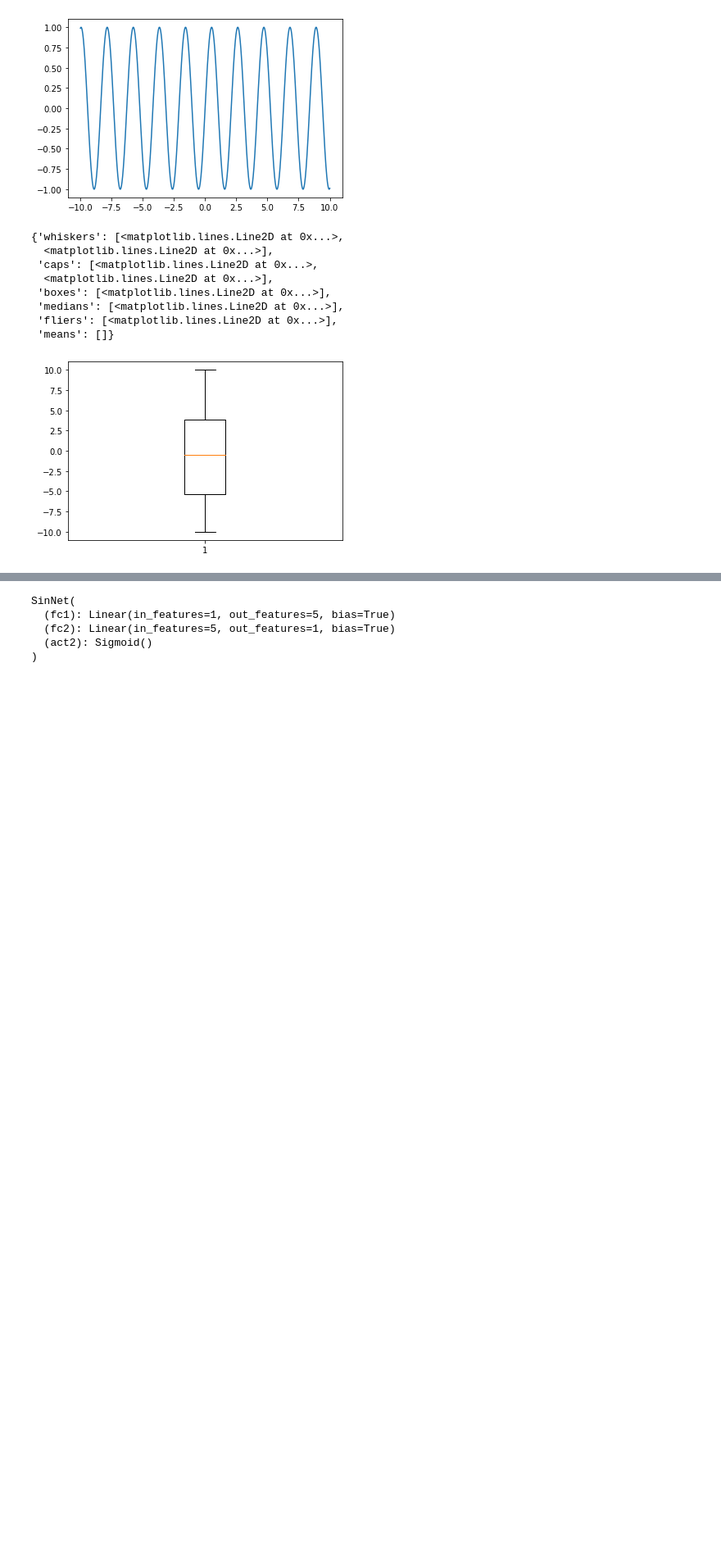
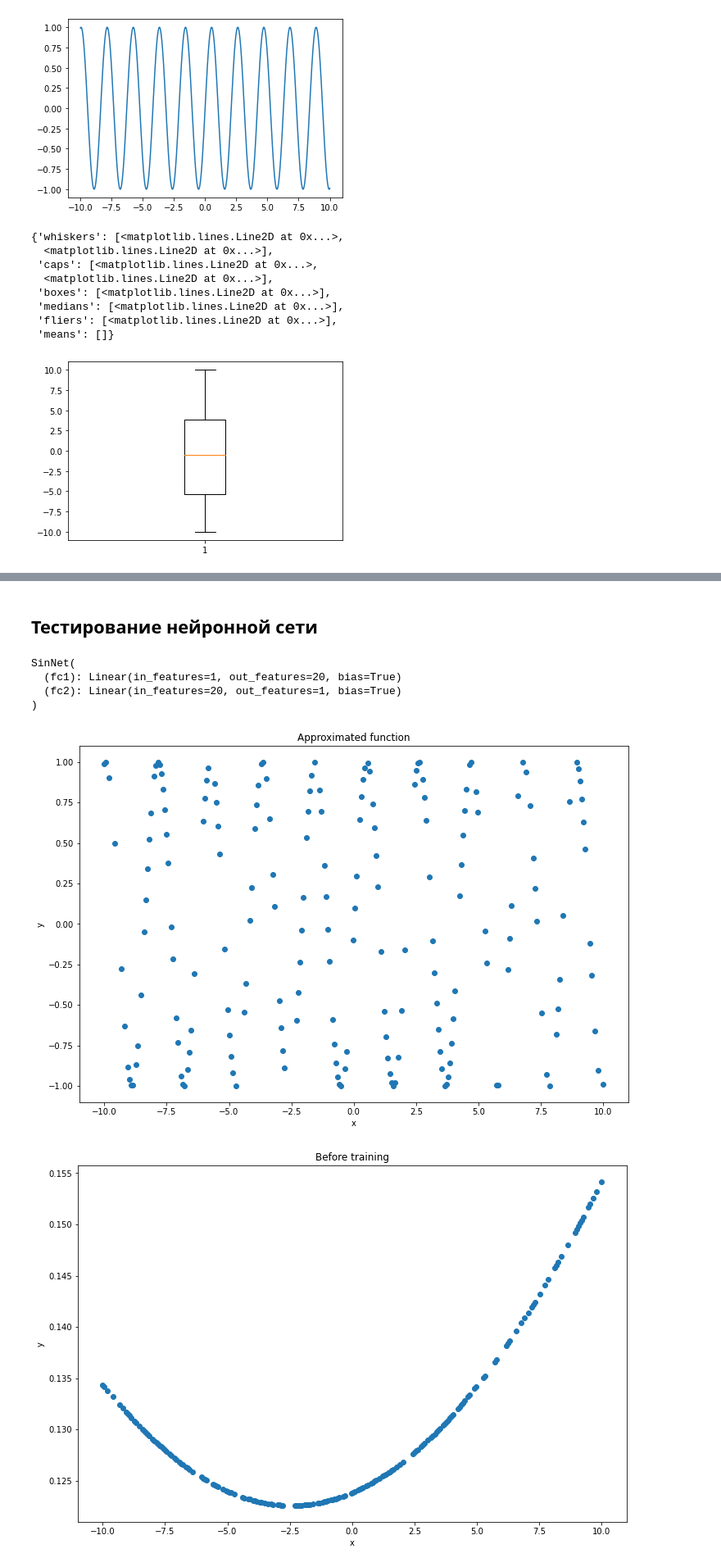
Before and after one commit to MilordEv/Neural_networks, a Jupyter notebook: labs/lab2/lab2.ipynb, the cells around one changed output, grey strips where cells are left out. Shown at 82% size. Cells and saved outputs as stored; diff of their text form; code cells hidden in the pictures; blank space fills up the shorter version.

```diff
--- a/labs/lab2/lab2.ipynb
+++ b/labs/lab2/lab2.ipynb
@@ -174,10 +170 @@ def visualize(net, x, x_input, title):
     plt.show()
-# %%
-net = SinNet(5)
-print(net)
-# %% [output]
-SinNet(
-  (fc1): Linear(in_features=1, out_features=5, bias=True)
-  (fc2): Linear(in_features=5, out_features=1, bias=True)
-  (act2): Sigmoid()
-)
@@ -183,0 +184,48 @@ SinNet(
+# %%
+def visualize_weights(weights, title):
+
+    t = np.arange(1, len(weights) + 1)
+    weights = list(zip(*weights))
+
+    plt.figure(figsize=(12, 8))
+    for W in weights:
+        plt.plot(t, W)
+        #plt.fill_between(t, W, np.zeros_like(W[-100:]), color = "orange", alpha = 0.2)
+
+    plt.title(title)
+    plt.xlabel("t")
+    plt.ylabel("$w(t)$")
+    plt.show()
+# %% [markdown]
+<h2>Тестирование нейронной сети</h2>
+# %%
+X_train_input = transformer.transform(X_train)
+X_Validation_input = transformer.transform(X_Validation)
+X_test_input = transformer.transform(X_test)
+
+net = SinNet(20)
+print(net)
+# %% [output]
+SinNet(
+  (fc1): Linear(in_features=1, out_features=20, bias=True)
+  (fc2): Linear(in_features=20, out_features=1, bias=True)
+)
+# %%
+visualize_y(net, X_train, X_train_input, "Approximated function", np.sin(3 * X_train))
+
+visualize_y(net, X_train, X_train_input, "Before training")
+visualize_output(net, X_train, X_train_input, "Before training")
+
+result = fit_net(net, X_train_input, y_train, X_Validation_input, y_Validation, X_test_input, y_test, epoch = 8000, lr = 0.05)
+
+visualize_y(net, X_train, X_train_input, "After training")
+visualize_output(net, X_train, X_train_input, "After training")
+
+visualize_losses(result[0:3])
+
+visualize_weights(result[3], "hidden weights")
+visualize_weights(result[4], "output  weights")
+#visualize_weights(result[5], "bias")
+# %% [output]
+[figure, added]
+[figure, added]
```
Also changed, not shown: parts of 16 cells of this notebook, 1 other file.
